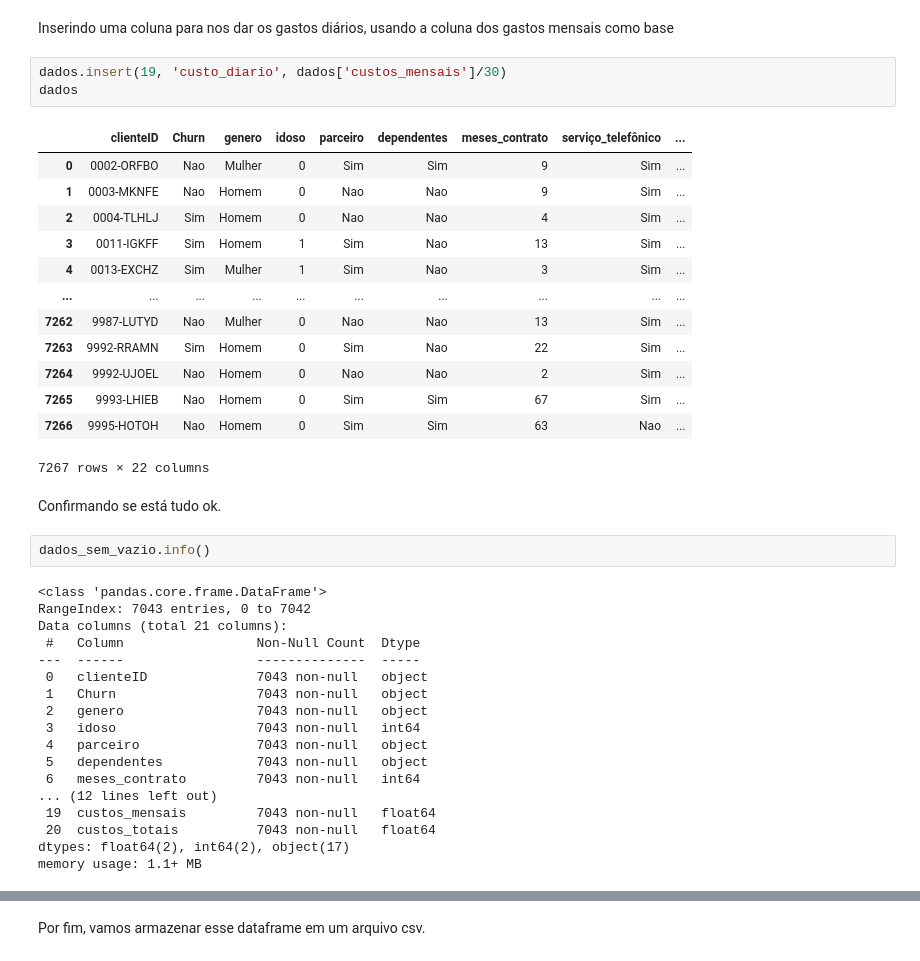
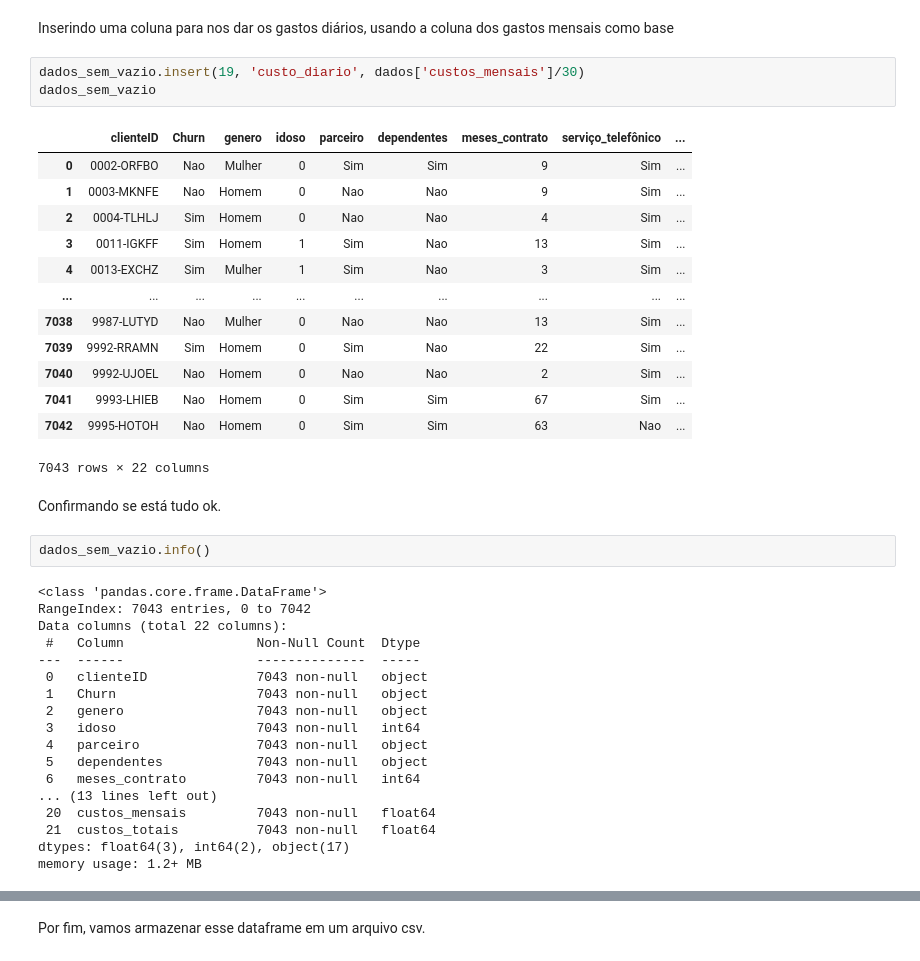
Before and after one commit to rodrigovitorino137/alura_challenges_ds1, a Jupyter notebook: Notebooks/semana1.ipynb, the cells around one changed output, grey strips where cells are left out. Cells and saved outputs as stored; diff of their text form.

```diff
--- a/Notebooks/semana1.ipynb
+++ b/Notebooks/semana1.ipynb
@@ -250,22 +250,22 @@ dados_sem_vazio.isna().any().sum()
 # %% [markdown]
 Inserindo uma coluna para nos dar os gastos diários, usando a coluna dos gastos mensais como base
 # %%
-dados.insert(19, 'custo_diario', dados['custos_mensais']/30)
-dados
+dados_sem_vazio.insert(19, 'custo_diario', dados['custos_mensais']/30)
+dados_sem_vazio
 # %% [output]
 |  | clienteID | Churn | genero | idoso | parceiro | dependentes | meses_contrato | serviço_telefônico | ... |
 | 0 | 0002-ORFBO | Nao | Mulher | 0 | Sim | Sim | 9 | Sim | ... |
 | 1 | 0003-MKNFE | Nao | Homem | 0 | Nao | Nao | 9 | Sim | ... |
 | 2 | 0004-TLHLJ | Sim | Homem | 0 | Nao | Nao | 4 | Sim | ... |
 | 3 | 0011-IGKFF | Sim | Homem | 1 | Sim | Nao | 13 | Sim | ... |
 | 4 | 0013-EXCHZ | Sim | Mulher | 1 | Sim | Nao | 3 | Sim | ... |
 | ... | ... | ... | ... | ... | ... | ... | ... | ... | ... |
-| 7262 | 9987-LUTYD | Nao | Mulher | 0 | Nao | Nao | 13 | Sim | ... |
-| 7263 | 9992-RRAMN | Sim | Homem | 0 | Sim | Nao | 22 | Sim | ... |
-| 7264 | 9992-UJOEL | Nao | Homem | 0 | Nao | Nao | 2 | Sim | ... |
-| 7265 | 9993-LHIEB | Nao | Homem | 0 | Sim | Sim | 67 | Sim | ... |
-| 7266 | 9995-HOTOH | Nao | Homem | 0 | Sim | Sim | 63 | Nao | ... |
+| 7038 | 9987-LUTYD | Nao | Mulher | 0 | Nao | Nao | 13 | Sim | ... |
+| 7039 | 9992-RRAMN | Sim | Homem | 0 | Sim | Nao | 22 | Sim | ... |
+| 7040 | 9992-UJOEL | Nao | Homem | 0 | Nao | Nao | 2 | Sim | ... |
+| 7041 | 9993-LHIEB | Nao | Homem | 0 | Sim | Sim | 67 | Sim | ... |
+| 7042 | 9995-HOTOH | Nao | Homem | 0 | Sim | Sim | 63 | Nao | ... |
-7267 rows × 22 columns
+7043 rows × 22 columns
 # %% [markdown]
 Confirmando se está tudo ok.
 # %%
@@ -273,7 +273,7 @@ dados_sem_vazio.info()
 # %% [output]
 <class 'pandas.core.frame.DataFrame'>
 RangeIndex: 7043 entries, 0 to 7042
-Data columns (total 21 columns):
+Data columns (total 22 columns):
  #   Column                 Non-Null Count  Dtype
 ---  ------                 --------------  -----
  0   clienteID              7043 non-null   object
@@ -283,10 +283,10 @@ Data columns (total 21 columns):
  4   parceiro               7043 non-null   object
  5   dependentes            7043 non-null   object
  6   meses_contrato         7043 non-null   int64
-... (12 lines left out)
- 19  custos_mensais         7043 non-null   float64
- 20  custos_totais          7043 non-null   float64
-dtypes: float64(2), int64(2), object(17)
-memory usage: 1.1+ MB
+... (13 lines left out)
+ 20  custos_mensais         7043 non-null   float64
+ 21  custos_totais          7043 non-null   float64
+dtypes: float64(3), int64(2), object(17)
+memory usage: 1.2+ MB
 # %%
 for col in dados_sem_vazio.columns:
```
Also changed, not shown: parts of 1 cell of this notebook.
